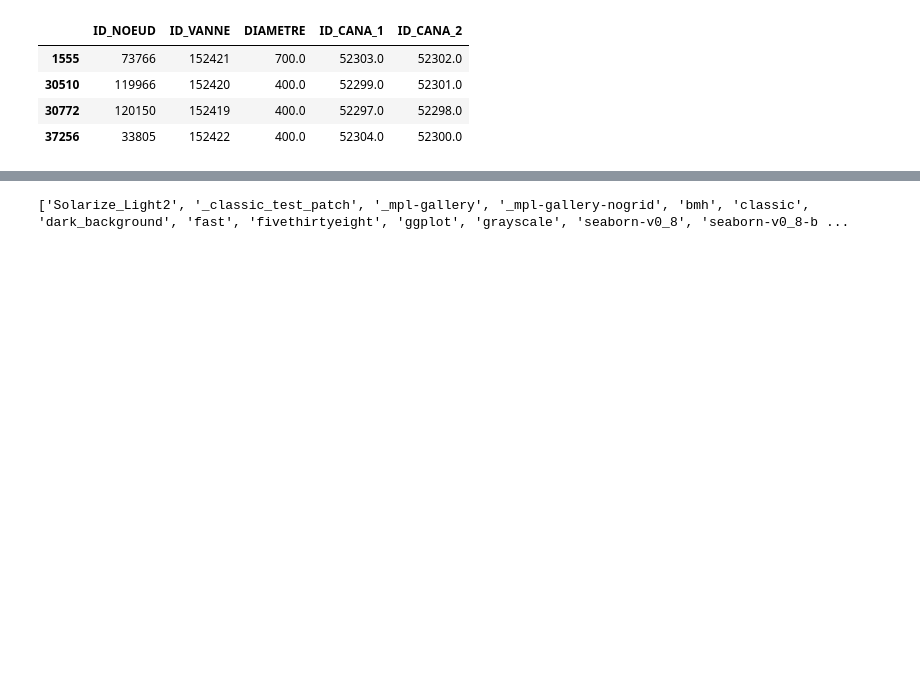
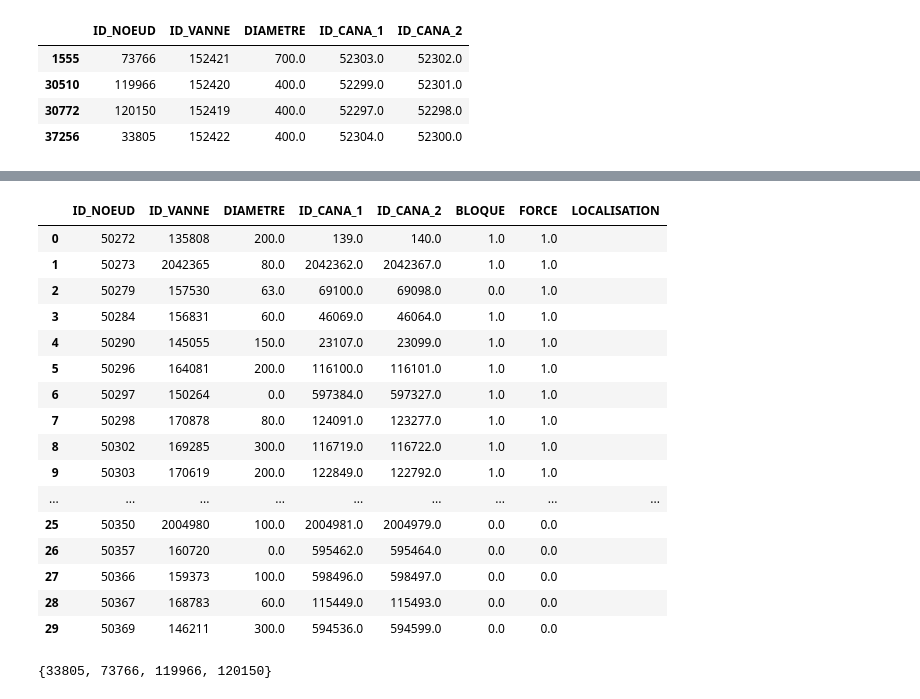
Before and after one commit to Etsuko2003/Ileo, a Jupyter notebook: test.ipynb, the cells around one changed output, grey strips where cells are left out. Saved outputs shown, nothing was run; the diff lists cells and outputs as text; code cells hidden in the pictures; blank space fills up the shorter version.

```diff
--- a/test.ipynb
+++ b/test.ipynb
@@ -74,8 +106,72 @@ cana_in
-# %%
-#
-import matplotlib.pyplot as plt
-
-# plt.style.use(['science', 'notebook'])
-print(plt.style.available)
-# %% [output]
-['Solarize_Light2', '_classic_test_patch', '_mpl-gallery', '_mpl-gallery-nogrid', 'bmh', 'classic', 'dark_background', 'fast', 'fivethirtyeight', 'ggplot', 'grayscale', 'seaborn-v0_8', 'seaborn-v0_8-b ...
+# %%
+import os
+import pandas as pd
+from scripts.constants import GESTION_DATA_PATH
+from scripts.preprocessing import create_columns
+
+# Créer les colonnes dans le DataFrame vanne
+vanne = create_columns(vanne)
+
+
+# Vérifier si le fichier gestion_df existe
+if os.path.exists(GESTION_DATA_PATH):
+    # Lire le fichier Excel dans un DataFrame
+    gestion_df = pd.read_excel(GESTION_DATA_PATH)
+
+def combine_dataframe(vanne_df, gestion_df):
+    # Effectuer une jointure gauche pour combiner les deux DataFrames
+    vanne_df = pd.merge(
+        vanne_df,
+        gestion_df,
+        on=["ID_NOEUD", "ID_VANNE"],
+        how="left",
+        suffixes=("", "_gestion"),
+    )
+
+    # Mettre à jour les colonnes de vanne_df avec les valeurs de gestion_df
+    for col in ["BLOQUE", "FORCE", "LOCALISATION"]:
+        vanne_df[col] = vanne_df[col + "_gestion"].combine_first(vanne_df[col])
+
+    # Supprimer les colonnes temporaires ajoutées par la jointure
+    vanne_df.drop(
+        columns=[f"{col}_gestion" for col in ["BLOQUE", "FORCE", "LOCALISATION"]],
+        inplace=True,
+    )
+
+    return vanne_df
+
+# Afficher les 30 premières lignes du DataFrame résultant
+vanne = combine_dataframe(vanne, gestion_df).head(30)  # Utilisez st.write si vous êtes dans Streamlit
+vanne
+# %% [output]
+|  | ID_NOEUD | ID_VANNE | DIAMETRE | ID_CANA_1 | ID_CANA_2 | BLOQUE | FORCE | LOCALISATION |
+| 0 | 50272 | 135808 | 200.0 | 139.0 | 140.0 | 1.0 | 1.0 |  |
+| 1 | 50273 | 2042365 | 80.0 | 2042362.0 | 2042367.0 | 1.0 | 1.0 |  |
+| 2 | 50279 | 157530 | 63.0 | 69100.0 | 69098.0 | 0.0 | 1.0 |  |
+| 3 | 50284 | 156831 | 60.0 | 46069.0 | 46064.0 | 1.0 | 1.0 |  |
+| 4 | 50290 | 145055 | 150.0 | 23107.0 | 23099.0 | 1.0 | 1.0 |  |
+| 5 | 50296 | 164081 | 200.0 | 116100.0 | 116101.0 | 1.0 | 1.0 |  |
+| 6 | 50297 | 150264 | 0.0 | 597384.0 | 597327.0 | 1.0 | 1.0 |  |
+| 7 | 50298 | 170878 | 80.0 | 124091.0 | 123277.0 | 1.0 | 1.0 |  |
+| 8 | 50302 | 169285 | 300.0 | 116719.0 | 116722.0 | 1.0 | 1.0 |  |
+| 9 | 50303 | 170619 | 200.0 | 122849.0 | 122792.0 | 1.0 | 1.0 |  |
+| ... | ... | ... | ... | ... | ... | ... | ... | ... |
+| 25 | 50350 | 2004980 | 100.0 | 2004981.0 | 2004979.0 | 0.0 | 0.0 |  |
+| 26 | 50357 | 160720 | 0.0 | 595462.0 | 595464.0 | 0.0 | 0.0 |  |
+| 27 | 50366 | 159373 | 100.0 | 598496.0 | 598497.0 | 0.0 | 0.0 |  |
+| 28 | 50367 | 168783 | 60.0 | 115449.0 | 115493.0 | 0.0 | 0.0 |  |
+| 29 | 50369 | 146211 | 300.0 | 594536.0 | 594599.0 | 0.0 | 0.0 |  |
+# %%
+df_commune = cana[cana["COMMUNE"] == "Leforest"]
+combined_nodes = pd.concat([df_commune["ID_NOEUD_1"], df_commune["ID_NOEUD_2"]])
+
+vanne = create_columns(vanne_df)
+vanne_in_cana = vanne[
+        vanne["ID_NOEUD"].isin(combined_nodes)]
+
+vanne_in_cana = vanne_in_cana[(vanne_in_cana["BLOQUE"] == 0) | (vanne_in_cana["FORCE"] == 1)]
+
+vanne_nodes = set(vanne_in_cana["ID_NOEUD"])
+vanne_nodes
+# %% [output]
+{33805, 73766, 119966, 120150}
```
Also changed, not shown: parts of 6 cells of this notebook, 16 other files.
